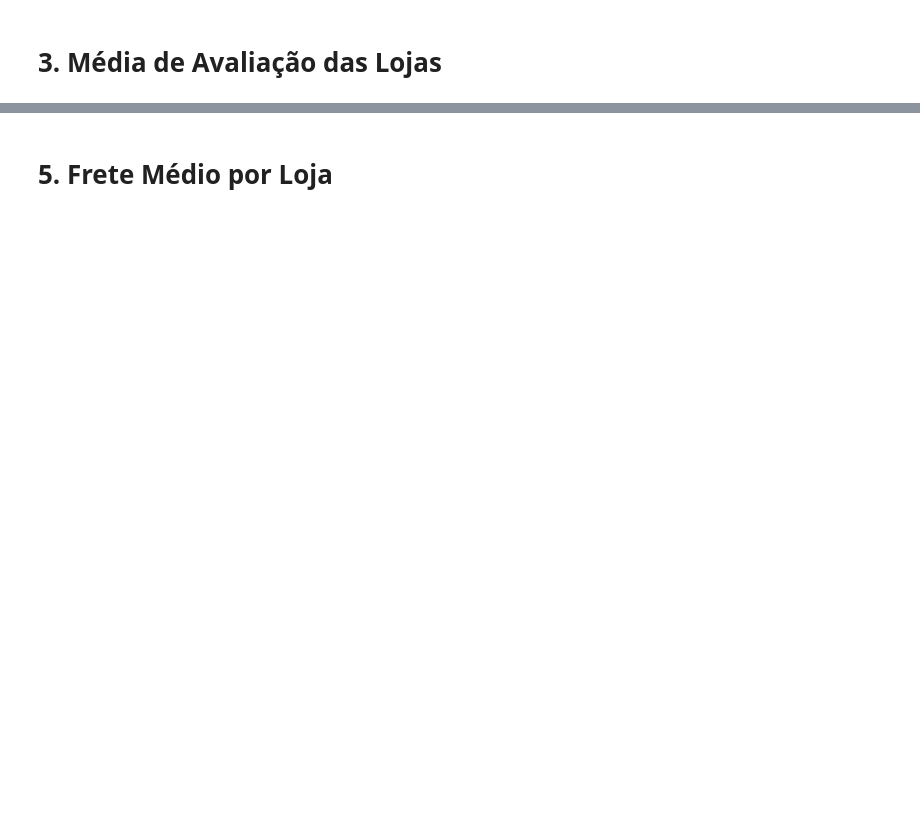
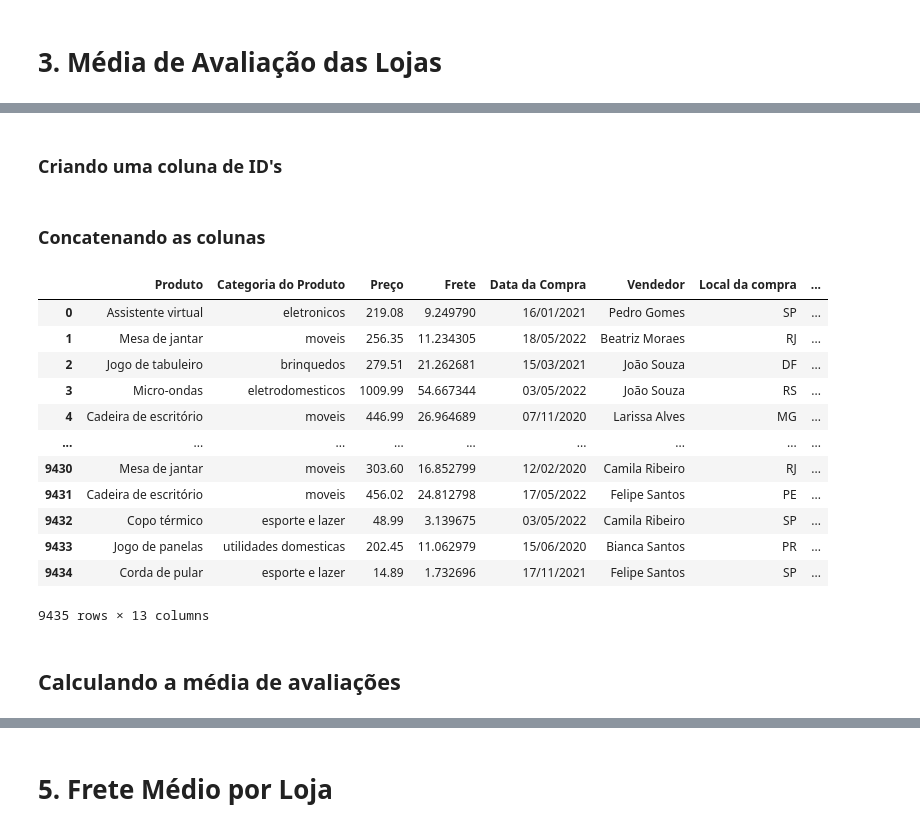
Before and after one commit to louuispy/Challenge-Alura-Store-BR, a Jupyter notebook: AluraStoreBrasil.ipynb, the cells around one changed output, grey strips where cells are left out. Saved outputs shown, nothing was run; the diff lists cells and outputs as text; code cells hidden in the pictures; blank space fills up the shorter version.

```diff
--- a/AluraStoreBrasil.ipynb
+++ b/AluraStoreBrasil.ipynb
@@ -29,0 +333,2 @@ loja.head()
+# %% [markdown]
+### Criando uma coluna de ID's
@@ -29,0 +340,21 @@ loja.head()
+# %% [markdown]
+### Concatenando as colunas
+# %%
+lojas = pd.concat([loja, loja2, loja3, loja4], ignore_index=True)
+lojas
+# %% [output]
+|  | Produto | Categoria do Produto | Preço | Frete | Data da Compra | Vendedor | Local da compra | ... |
+| 0 | Assistente virtual | eletronicos | 219.08 | 9.249790 | 16/01/2021 | Pedro Gomes | SP | ... |
+| 1 | Mesa de jantar | moveis | 256.35 | 11.234305 | 18/05/2022 | Beatriz Moraes | RJ | ... |
+| 2 | Jogo de tabuleiro | brinquedos | 279.51 | 21.262681 | 15/03/2021 | João Souza | DF | ... |
+| 3 | Micro-ondas | eletrodomesticos | 1009.99 | 54.667344 | 03/05/2022 | João Souza | RS | ... |
+| 4 | Cadeira de escritório | moveis | 446.99 | 26.964689 | 07/11/2020 | Larissa Alves | MG | ... |
+| ... | ... | ... | ... | ... | ... | ... | ... | ... |
+| 9430 | Mesa de jantar | moveis | 303.60 | 16.852799 | 12/02/2020 | Camila Ribeiro | RJ | ... |
+| 9431 | Cadeira de escritório | moveis | 456.02 | 24.812798 | 17/05/2022 | Felipe Santos | PE | ... |
+| 9432 | Copo térmico | esporte e lazer | 48.99 | 3.139675 | 03/05/2022 | Camila Ribeiro | SP | ... |
+| 9433 | Jogo de panelas | utilidades domesticas | 202.45 | 11.062979 | 15/06/2020 | Bianca Santos | PR | ... |
+| 9434 | Corda de pular | esporte e lazer | 14.89 | 1.732696 | 17/11/2021 | Felipe Santos | SP | ... |
+9435 rows × 13 columns
+# %% [markdown]
+## Calculando a média de avaliações
```
Also changed, not shown: parts of 45 cells of this notebook.
